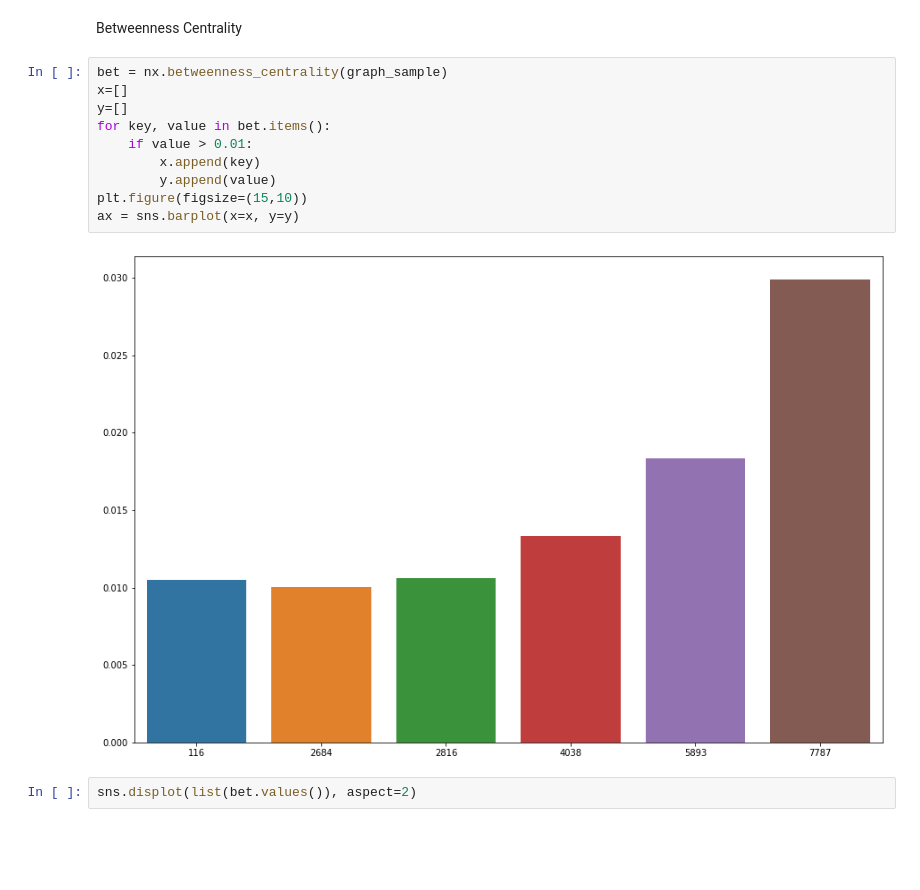
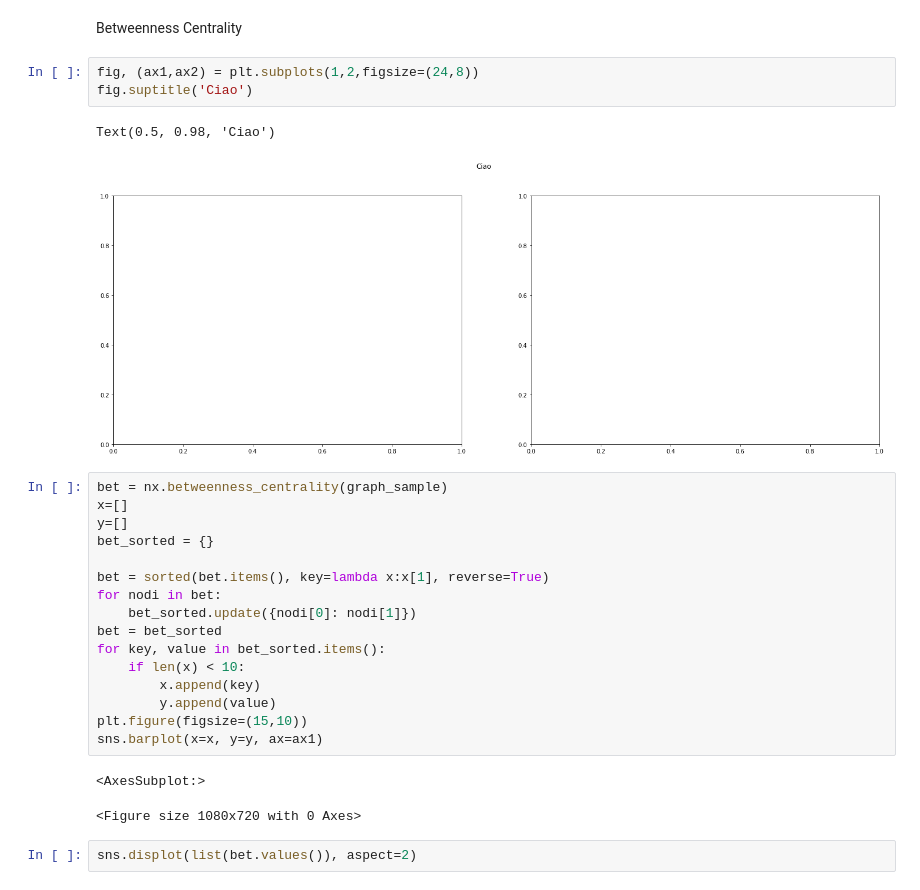
Before and after one commit to MatteoFerretti98/Project_NetworkX_Twitch, a Jupyter notebook: Analisi_DE_Partner.ipynb, the cells around one changed output. Drawn from its saved outputs; the diff is of its cells as text; blank space fills up the shorter version.

```diff
--- a/Analisi_DE_Partner.ipynb
+++ b/Analisi_DE_Partner.ipynb
@@ -137,17 +139,30 @@ plt.show()
 # %% [markdown]
 Betweenness Centrality
+# %%
+fig, (ax1,ax2) = plt.subplots(1,2,figsize=(24,8))
+fig.suptitle('Ciao')
+# %% [output]
+Text(0.5, 0.98, 'Ciao')
+[figure, added]
 # %%
 bet = nx.betweenness_centrality(graph_sample)
 x=[]
 y=[]
-for key, value in bet.items():
-    if value > 0.01:
+bet_sorted = {}
+
+bet = sorted(bet.items(), key=lambda x:x[1], reverse=True)
+for nodi in bet:
+    bet_sorted.update({nodi[0]: nodi[1]})
+bet = bet_sorted
+for key, value in bet_sorted.items():
+    if len(x) < 10:
         x.append(key)
         y.append(value)
 plt.figure(figsize=(15,10))
-ax = sns.barplot(x=x, y=y)
+sns.barplot(x=x, y=y, ax=ax1)
 # %% [output]
-[figure, removed]
+<AxesSubplot:>
+<Figure size 1080x720 with 0 Axes>
 # %%
 sns.displot(list(bet.values()), aspect=2)
 # %% [output]
```
Also changed, not shown: parts of 7 cells of this notebook.
